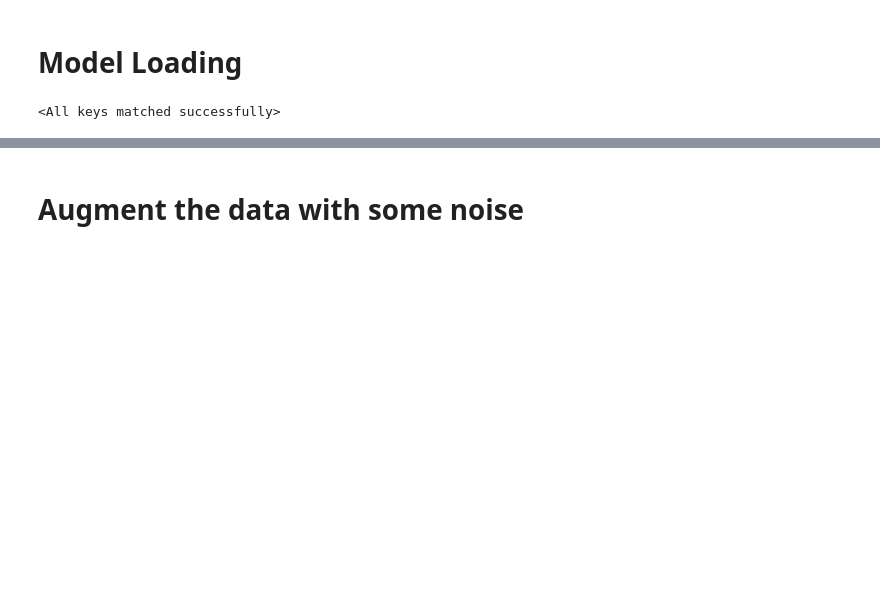
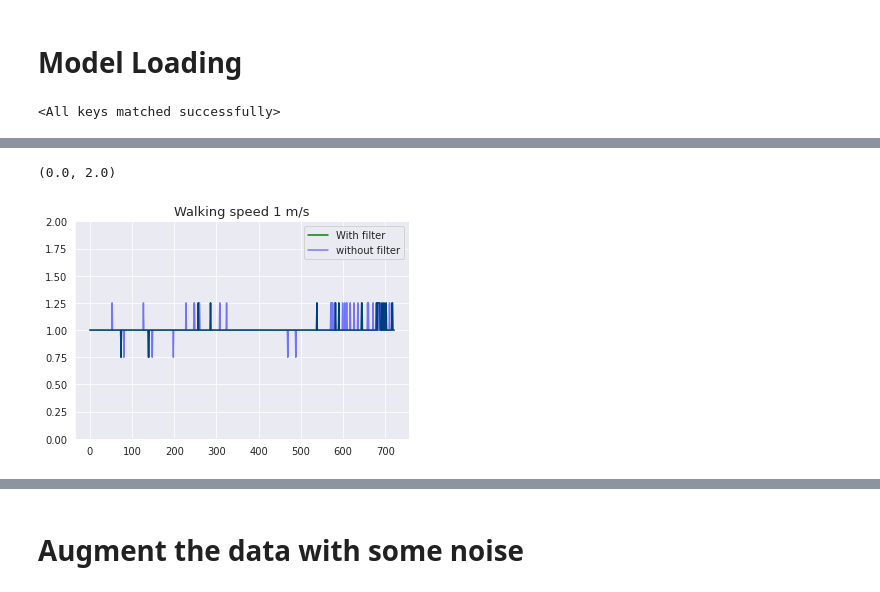
Before and after one commit to Prakyathkantharaju/Thesis_Speed_estimation, a Jupyter notebook: Processing/processing.ipynb, the cells around one changed output, grey strips where cells are left out. Drawn from its saved outputs; the diff is of its cells as text; code cells hidden in the pictures; blank space fills up the shorter version.

```diff
--- a/Processing/processing.ipynb
+++ b/Processing/processing.ipynb
@@ -158,6 +170,6 @@ data=polar_data
 # %% [output]
 polar data
 # %%
-norm=pickle.load(open('../models/Data_based_models/LSTM6/normalizer.pickle','rb'))
+norm=pickle.load(open('../models/Data_based_models/CNN7/normalizer.pickle','rb'))
 # %%
 X,Y=split(data,1
@@ -173,9 +185,9 @@ print(X.shape)
 # %% [markdown]
 # Model Loading
 # %%
-model=CLSTM(input_size=3,num_classes=6,input_length=200)
+model=CLSTM(input_length=100,num_classes=1)
 
-model.load_state_dict(torch.load("../models/Data_based_models/LSTM6/model_1_7.h5"))
+model.load_state_dict(torch.load("../models/Data_based_models/CNN7/model_3_29.h5"))
 # %% [output]
 <All keys matched successfully>
 # %%
@@ -209,18 +234,27 @@ speeds=insatance.Speed_estimation_simulation(data=data[:,0],split_interval=0.5,r
 # %%
-def get_speeds(preds,confidences,threshold=0.8):
+for i,v in enumerate(preds):
+    if v==0:
+        preds[i]=1
+    elif v==1:
+        preds[i]=1.25
+    elif v==2:
+        preds[i]=1.5
+    elif v==3:
+        preds[i]=0.5
+    elif v==4:
+        preds[i]=0.75
 
-    for i,v in enumerate(preds):
-        if v==0:
-            preds[i]=1
-        if v==1:
-            preds[i]=1.25
-        if v==2:
-            preds[i]=1.5
-        if v==3:
-            preds[i]=0.5
-        if v==4:
-            preds[i]=0.75
-        if i!=0 and confidences[i]<threshold:
-            preds[i]=preds[i-1]
-
-    return preds
+#    if i!=0 and confidences[i]<0.98:
+#        preds[i]=preds[i-1]
+#pickle.dump(preds,open('preds_t.pickle','wb'))
+# %%
+preds1=pickle.load(open('preds_t.pickle','rb'))
+
+plt.plot(preds1,'g')
+plt.plot(preds,'b',alpha=0.5)
+plt.legend(['With filter','without filter'])
+plt.title('Walking speed 1 m/s')
+plt.ylim(0,2)
+# %% [output]
+(0.0, 2.0)
+[figure, added]
```
Also changed, not shown: parts of 33 cells of this notebook, 35 other files.
